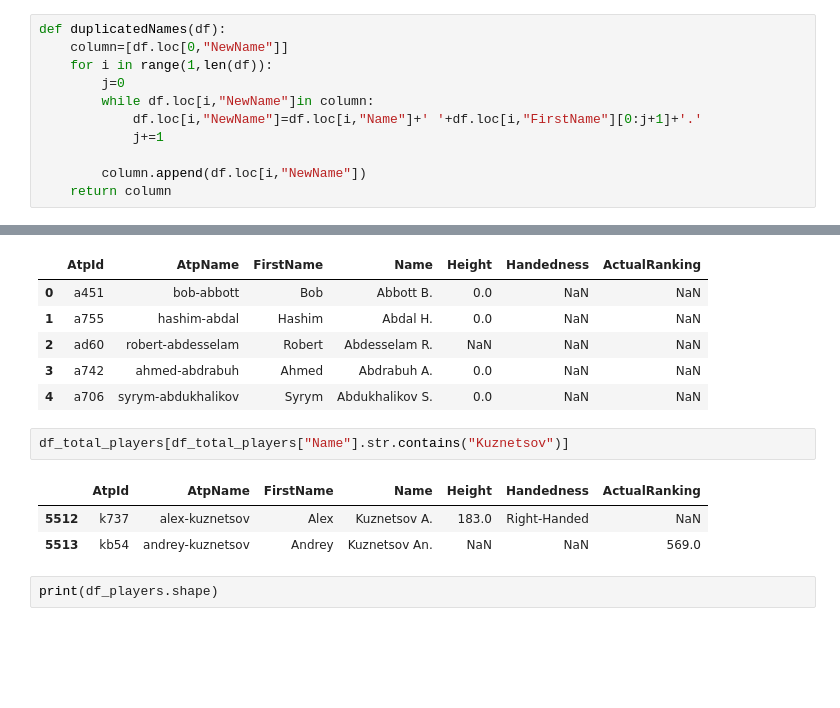
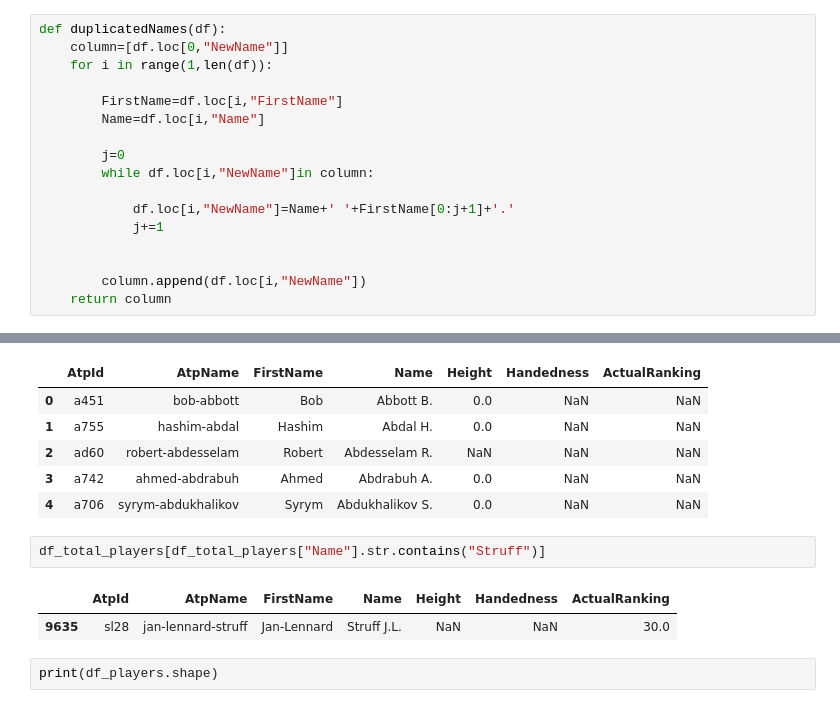
Before and after one commit to pmecchia/atp_matches, a Jupyter notebook: Clean Notebook.ipynb, the cells around one changed output, grey strips where cells are left out. Saved outputs shown, nothing was run; the diff lists cells and outputs as text; blank space fills up the shorter version.

Commit message:
Start validation dataframes

```diff
--- a/Clean Notebook.ipynb
+++ b/Clean Notebook.ipynb
@@ -167,10 +187,16 @@ df_total_players=df_total_players.sort_values(["Name","FirstName"]).reset_index(
 def duplicatedNames(df):
     column=[df.loc[0,"NewName"]]
     for i in range(1,len(df)):
+
+        FirstName=df.loc[i,"FirstName"]
+        Name=df.loc[i,"Name"]
+
         j=0
         while df.loc[i,"NewName"]in column:
-            df.loc[i,"NewName"]=df.loc[i,"Name"]+' '+df.loc[i,"FirstName"][0:j+1]+'.'
+
+            df.loc[i,"NewName"]=Name+' '+FirstName[0:j+1]+'.'
             j+=1
+
 
         column.append(df.loc[i,"NewName"])
     return column
@@ -189,11 +215,10 @@ df_total_players.head()
 | 3 | a742 | ahmed-abdrabuh | Ahmed | Abdrabuh A. | 0.0 | NaN | NaN |
 | 4 | a706 | syrym-abdukhalikov | Syrym | Abdukhalikov S. | 0.0 | NaN | NaN |
 # %%
-df_total_players[df_total_players["Name"].str.contains("Kuznetsov")]
+df_total_players[df_total_players["Name"].str.contains("Struff")]
 # %% [output]
 |  | AtpId | AtpName | FirstName | Name | Height | Handedness | ActualRanking |
-| 5512 | k737 | alex-kuznetsov | Alex | Kuznetsov A. | 183.0 | Right-Handed | NaN |
-| 5513 | kb54 | andrey-kuznetsov | Andrey | Kuznetsov An. | NaN | NaN | 569.0 |
+| 9635 | sl28 | jan-lennard-struff | Jan-Lennard | Struff J.L. | NaN | NaN | 30.0 |
 # %%
 print(df_players.shape)
 # %% [output]
```
Also changed, not shown: parts of 19 cells of this notebook.
